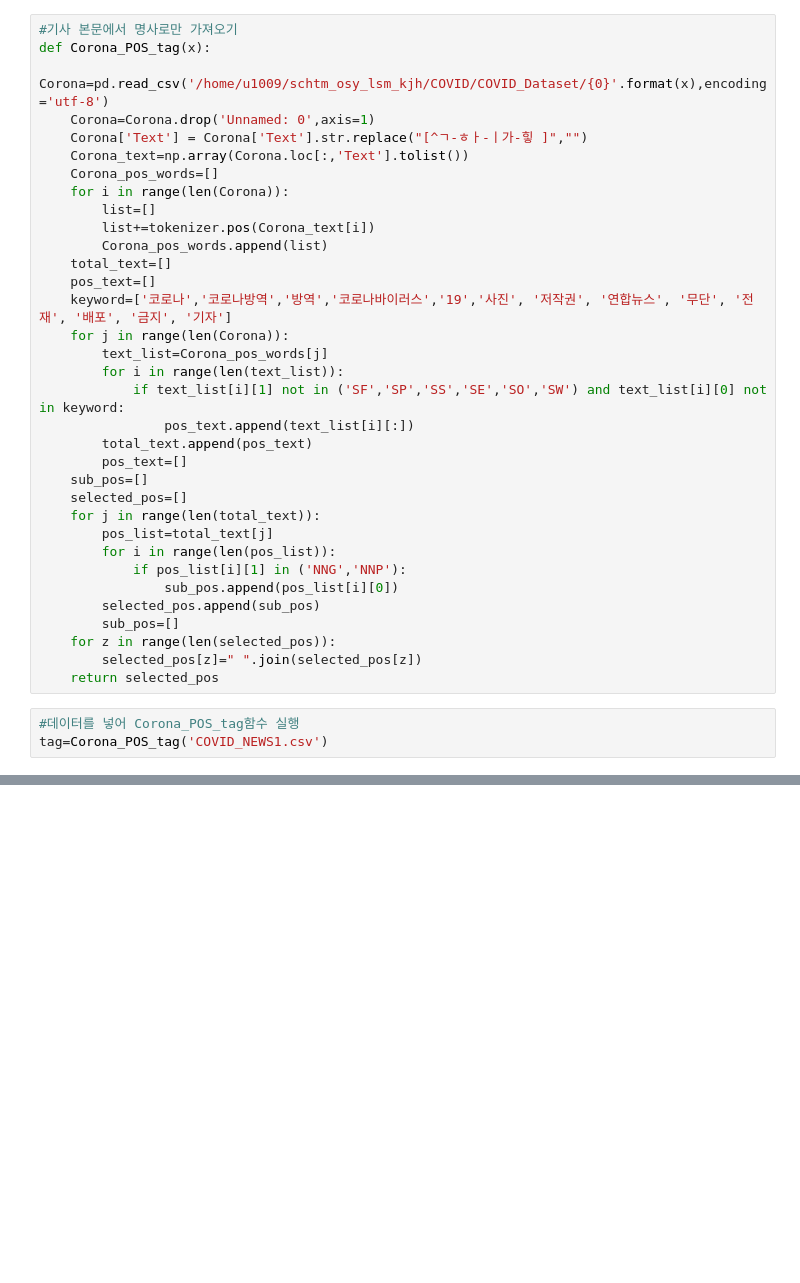
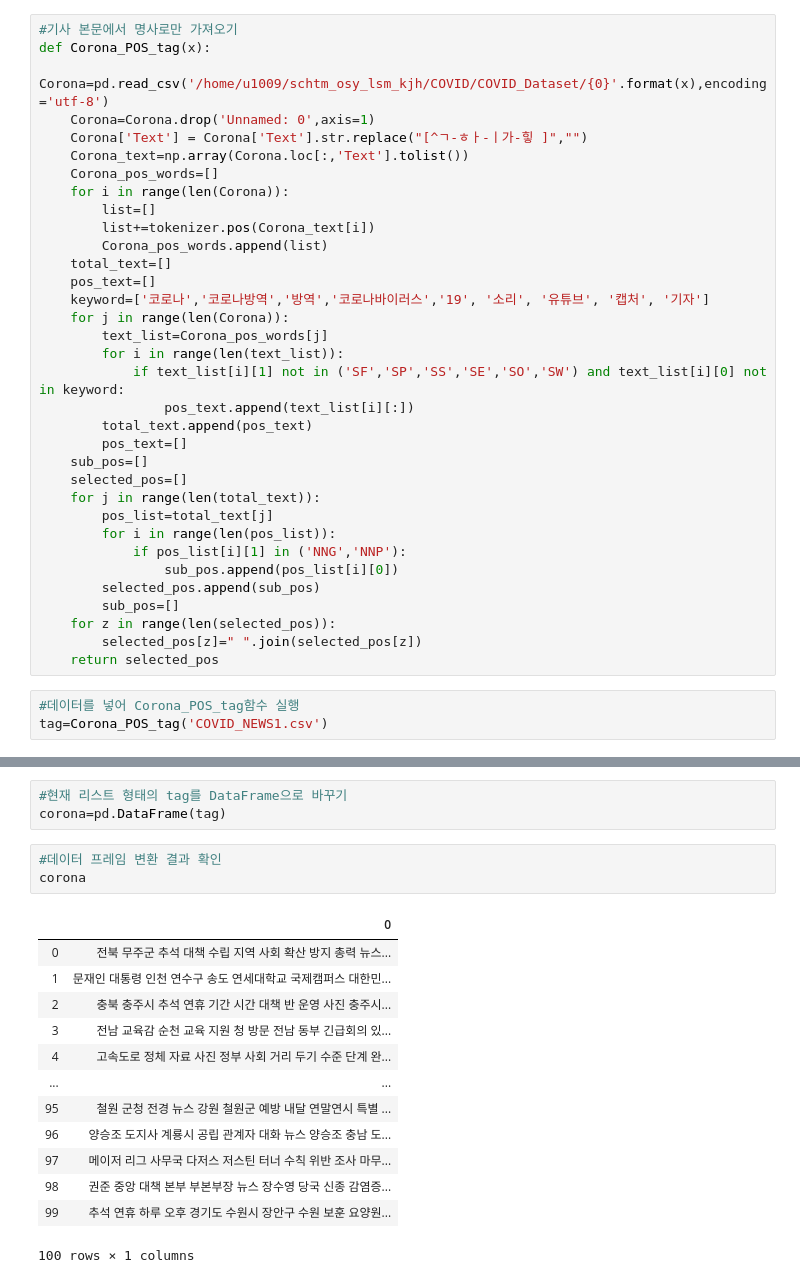
Before and after one commit to NAYANANG/2020_Text-Mining, a Jupyter notebook: Labeling/Labeling_code/Labeling_NEWS1.ipynb, the cells around one changed output, grey strips where cells are left out. Cells and saved outputs as stored; diff of their text form; blank space fills up the shorter version.

Commit message:
NEWS1 라벨링 데이터 정제 dataframe화

```diff
--- a/Labeling/Labeling_code/Labeling_NEWS1.ipynb
+++ b/Labeling/Labeling_code/Labeling_NEWS1.ipynb
@@ -33,7 +33,7 @@ def Corona_POS_tag(x):
         Corona_pos_words.append(list)
     total_text=[]
     pos_text=[]
-    keyword=['코로나','코로나방역','방역','코로나바이러스','19','사진', '저작권', '연합뉴스', '무단', '전재', '배포', '금지', '기자']
+    keyword=['코로나','코로나방역','방역','코로나바이러스','19', '소리', '유튜브', '캡처', '기자']
     for j in range(len(Corona)):
         text_list=Corona_pos_words[j]
         for i in range(len(text_list)):
@@ -58,0 +80,20 @@ tag=Corona_POS_tag('COVID_NEWS1.csv')
+# %%
+#현재 리스트 형태의 tag를 DataFrame으로 바꾸기
+corona=pd.DataFrame(tag)
+# %%
+#데이터 프레임 변환 결과 확인
+corona
+# %% [output]
+|  | 0 |
+| 0 | 전북 무주군 추석 대책 수립 지역 사회 확산 방지 총력 뉴스... |
+| 1 | 문재인 대통령 인천 연수구 송도 연세대학교 국제캠퍼스 대한민... |
+| 2 | 충북 충주시 추석 연휴 기간 시간 대책 반 운영 사진 충주시... |
+| 3 | 전남 교육감 순천 교육 지원 청 방문 전남 동부 긴급회의 있... |
+| 4 | 고속도로 정체 자료 사진 정부 사회 거리 두기 수준 단계 완... |
+| ... | ... |
+| 95 | 철원 군청 전경 뉴스 강원 철원군 예방 내달 연말연시 특별 ... |
+| 96 | 양승조 도지사 계룡시 공립 관계자 대화 뉴스 양승조 충남 도... |
+| 97 | 메이저 리그 사무국 다저스 저스틴 터너 수칙 위반 조사 마무... |
+| 98 | 권준 중앙 대책 본부 부본부장 뉴스 장수영 당국 신종 감염증... |
+| 99 | 추석 연휴 하루 오후 경기도 수원시 장안구 수원 보훈 요양원... |
+100 rows × 1 columns
```
Also changed, not shown: parts of 1 cell of this notebook.
